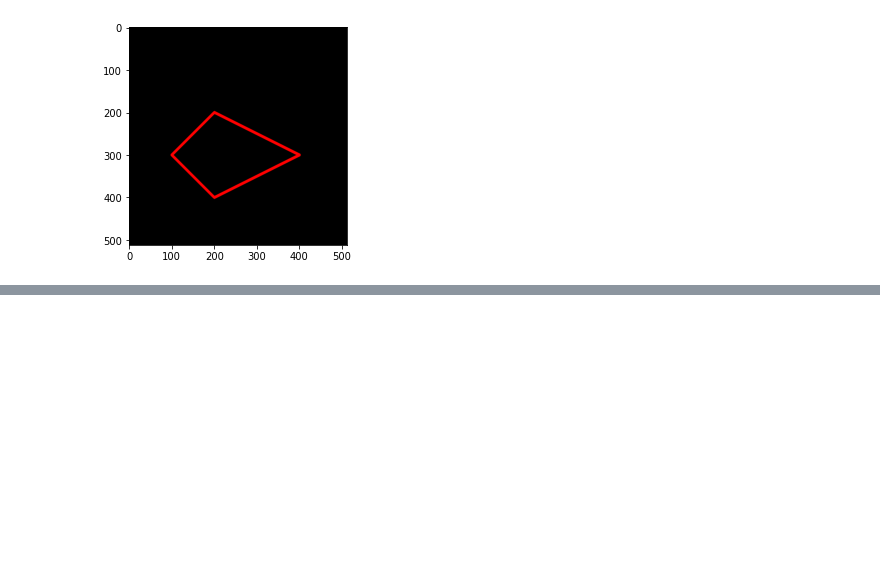
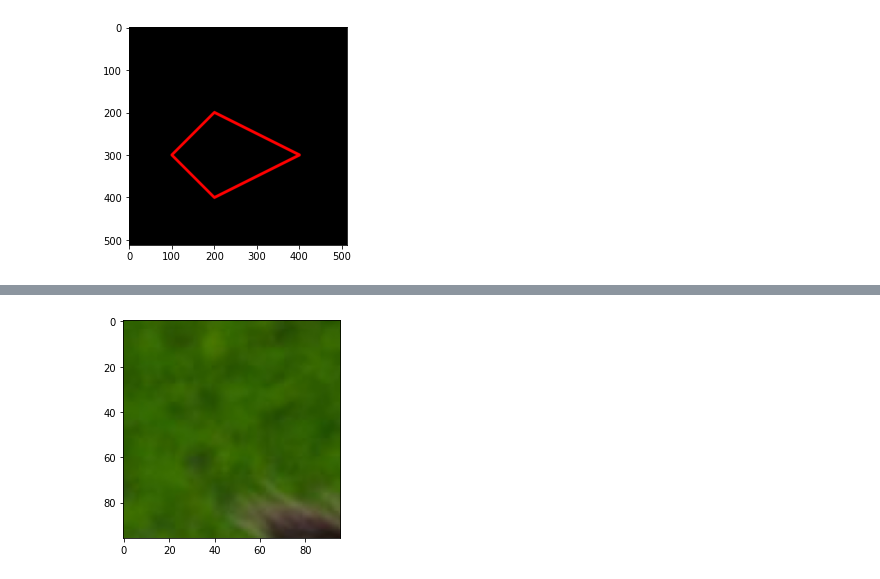
Before and after one commit to raihanhd12/PCVK_Genap_2023, a Jupyter notebook: Minggu 2/Week2.ipynb, the cells around one changed output, grey strips where cells are left out. Saved outputs shown, nothing was run; the diff lists cells and outputs as text; code cells hidden in the pictures; blank space fills up the shorter version.

```diff
--- a/Minggu 2/Week2.ipynb
+++ b/Minggu 2/Week2.ipynb
@@ -141,0 +231,13 @@ plt.imshow(black_img2)
+# %%
+# Inisiasi Variabel gambar
+imgt3 = img
+
+# Konversi channel BGR -> RGB
+img_rgb = cv.cvtColor(imgt3, cv.COLOR_BGR2RGB)
+
+# Tampilkan sebagian Gambar
+img_sbg = img_rgb[20:116, 25:121]
+plt.imshow(img_sbg)
+plt.show()
+# %% [output]
+[figure, added]
```
Also changed, not shown: parts of 24 cells of this notebook.
